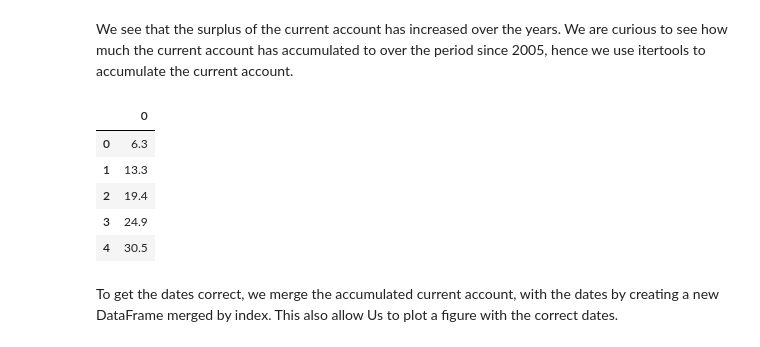
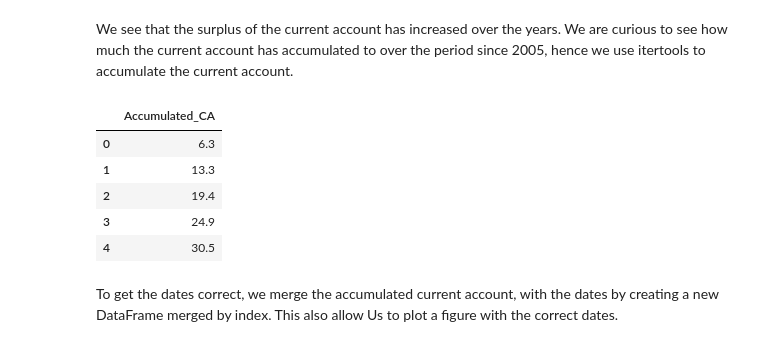
Before and after one commit to NumEconCopenhagen/projects-2019-msc, a Jupyter notebook: dataproject/Data Analysis Project.ipynb, the cells around one changed output. Drawn from its saved outputs; the diff is of its cells as text; code cells hidden in the pictures.

```diff
--- a/dataproject/Data Analysis Project.ipynb
+++ b/dataproject/Data Analysis Project.ipynb
@@ -339,9 +363,10 @@ We see that the surplus of the current account has increased over the years. We
 # %%
 import itertools as it
 ACC_CA = pd.DataFrame(list(it.accumulate(CA['INDHOLD'])))
+ACC_CA.columns = ['Accumulated_CA']
 ACC_CA.head(5)
 # %% [output]
-|  | 0 |
+|  | Accumulated_CA |
 | 0 | 6.3 |
 | 1 | 13.3 |
 | 2 | 19.4 |
```
Also changed, not shown: parts of 10 cells of this notebook.
